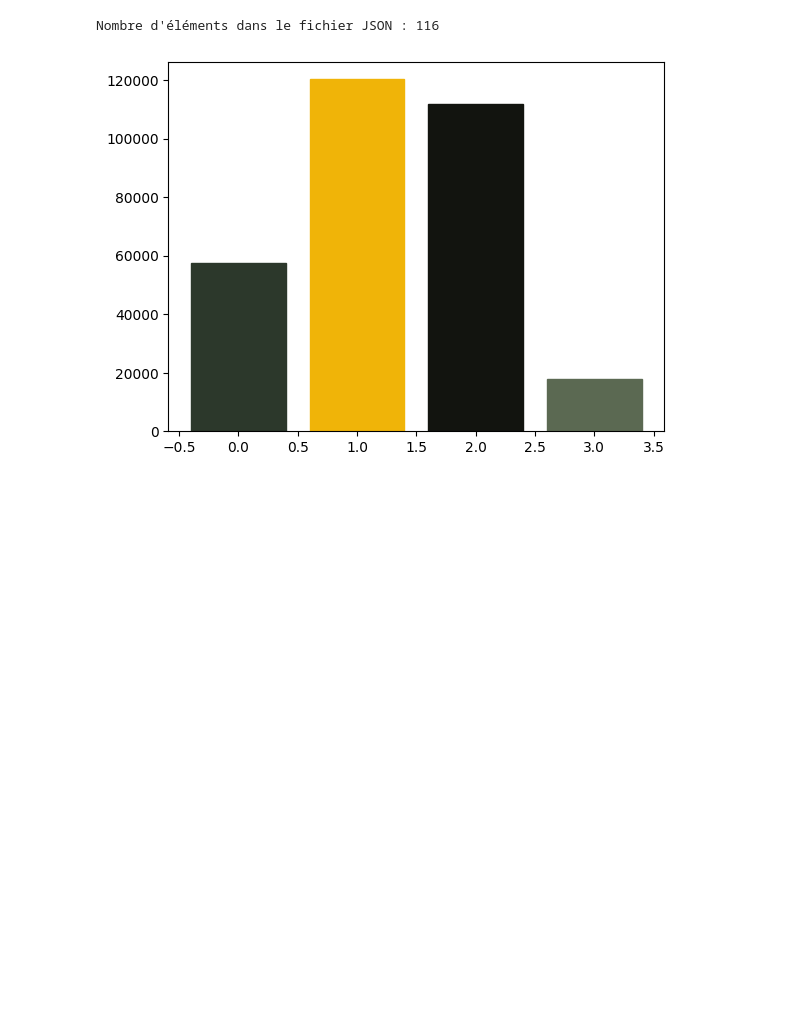
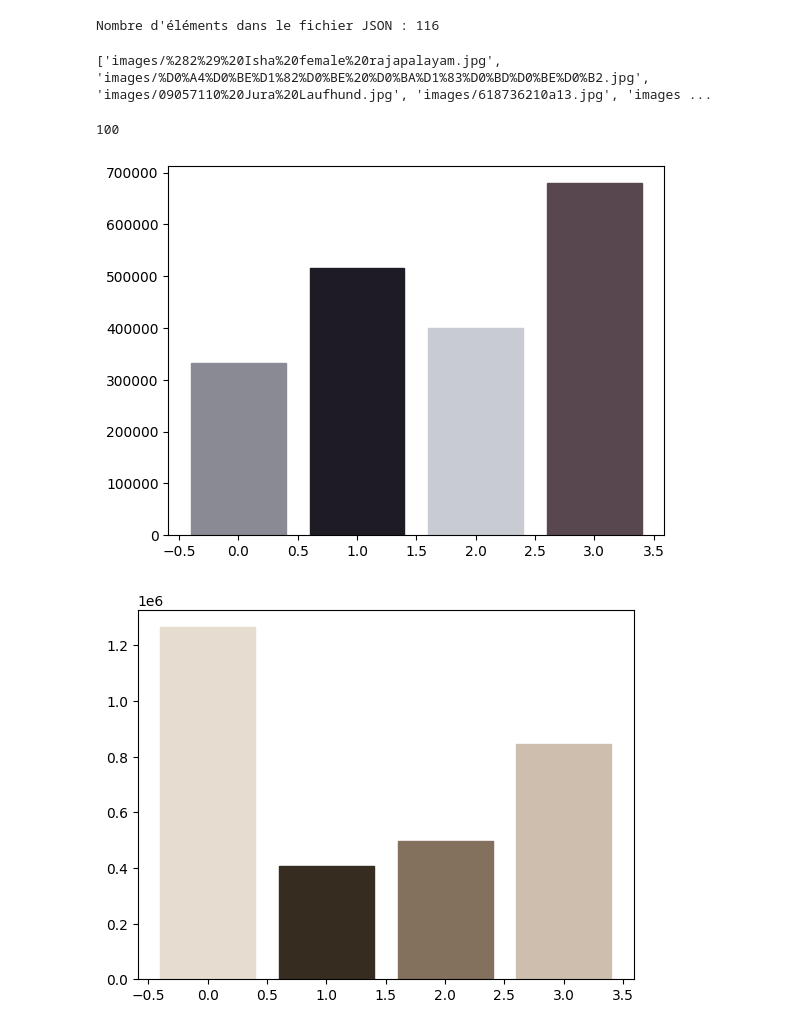
Before and after one commit to juliettetardy/systeme_recommandation, a Jupyter notebook: etiquetage.ipynb, the cells around one changed output. Cells and saved outputs as stored; diff of their text form; code cells hidden in the pictures; blank space fills up the shorter version.

```diff
--- a/etiquetage.ipynb
+++ b/etiquetage.ipynb
@@ -222,29 +224,43 @@ Nombre d'éléments dans le fichier JSON : 116
+# %%
+images = []
+
+for file in listdir("images/"):
+    if ".png" in file:
+        images.append("images/" + file)
+    elif ".jpg" in file:
+        images.append("images/" + file)
+print(images)
+# %% [output]
+['images/%282%29%20Isha%20female%20rajapalayam.jpg', 'images/%D0%A4%D0%BE%D1%82%D0%BE%20%D0%BA%D1%83%D0%BD%D0%BE%D0%B2.jpg', 'images/09057110%20Jura%20Laufhund.jpg', 'images/618736210a13.jpg', 'images ...
+100
 # %%
 from PIL import Image
 import numpy
 import math
 import matplotlib.pyplot as plt
 from sklearn.cluster import KMeans
 
-nmb_clusters = input("Donne moi le nombre de régions que tu veux")
+nmb_clusters = 4 # input("Donne moi le nombre de régions que tu veux")
 nmb_clusters = int(nmb_clusters)
-imgfile = Image.open("../images/flower.jpg")
-numarray = numpy.array(imgfile.getdata(), numpy.uint8)
-clusters = KMeans(n_clusters=nmb_clusters, n_init=2)
-clusters.fit(numarray)
-npbins = numpy.arange(0, nmb_clusters+1)
-histogram = numpy.histogram(clusters.labels_, bins=npbins)
-labels = numpy.unique(clusters.labels_)
-barlist = plt.bar(labels, histogram[0])
-for i in range(nmb_clusters):
-    barlist[i].set_color(
-        "#%02x%02x%02x"
-        % (
-            math.ceil(clusters.cluster_centers_[i][0]),
-            math.ceil(clusters.cluster_centers_[i][1]),
-            math.ceil(clusters.cluster_centers_[i][2]),
+for img in images[:11] :
+    imgfile = Image.open(img)
+    numarray = numpy.array(imgfile.getdata(), numpy.uint8)
+    clusters = KMeans(n_clusters=nmb_clusters, n_init=2)
+    clusters.fit(numarray)
+    npbins = numpy.arange(0, nmb_clusters+1)
+    histogram = numpy.histogram(clusters.labels_, bins=npbins)
+    labels = numpy.unique(clusters.labels_)
+    barlist = plt.bar(labels, histogram[0])
+    for i in range(nmb_clusters):
+        barlist[i].set_color(
+            "#%02x%02x%02x"
+            % (
+                math.ceil(clusters.cluster_centers_[i][0]),
+                math.ceil(clusters.cluster_centers_[i][1]),
+                math.ceil(clusters.cluster_centers_[i][2]),
+            )
         )
-    )
-plt.show()
+    plt.show()
 # %% [output]
-[figure, old version]
+[figure, new version]
+[figure, added]
```
Also changed, not shown: parts of 2 cells of this notebook, 1 other file.
